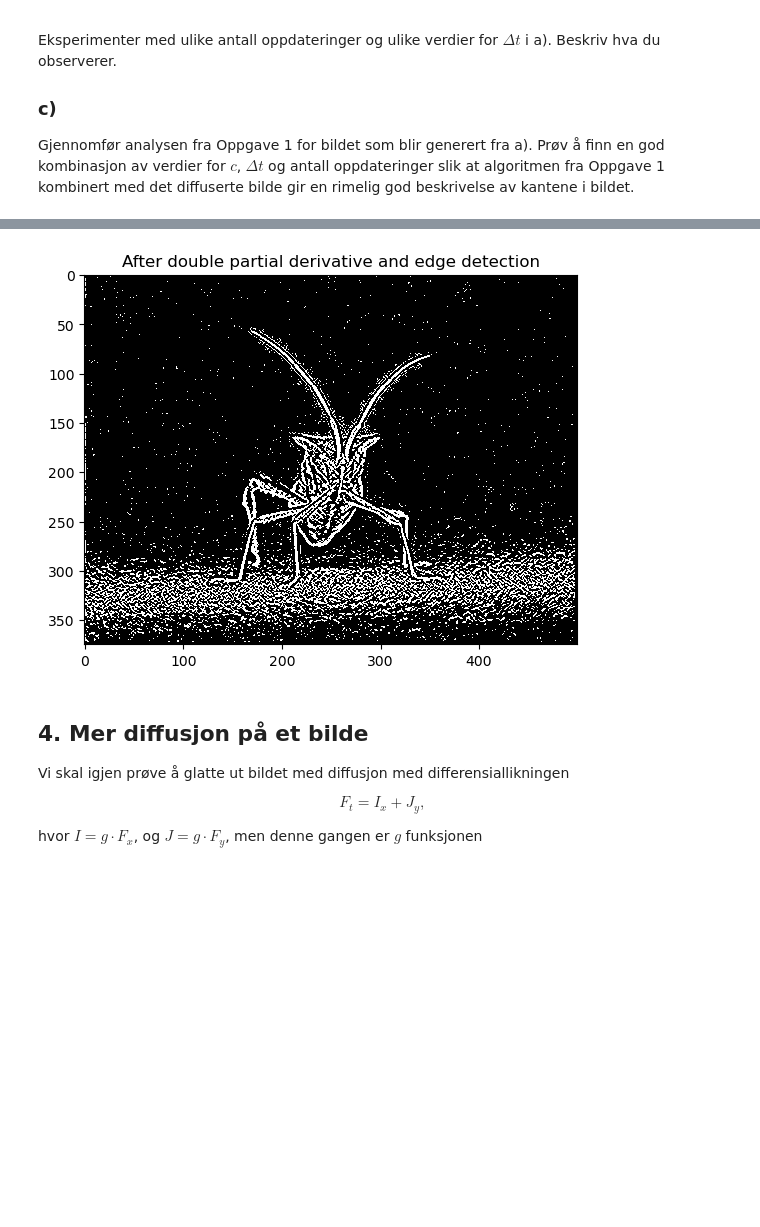
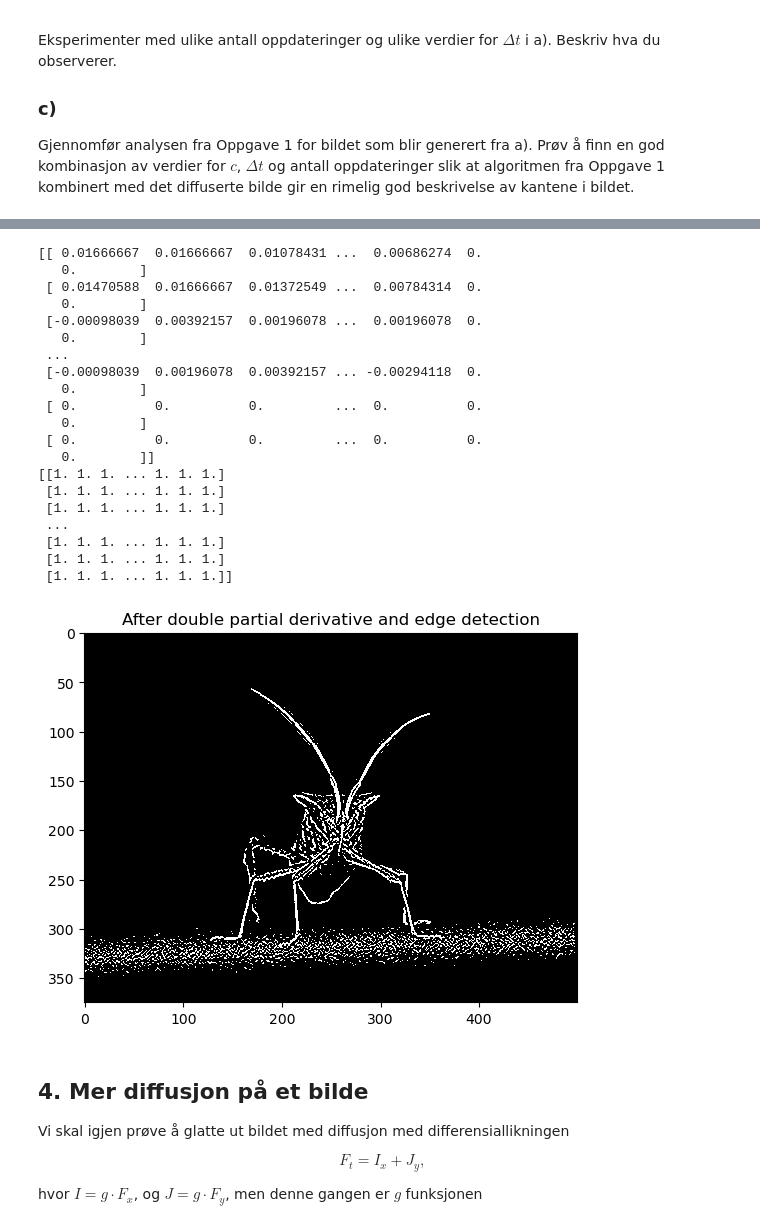
Before and after one commit to AugOks/Gruppe5Prosjekt, a Jupyter notebook: D_data (3).ipynb, the cells around one changed output, grey strips where cells are left out. Saved outputs shown, nothing was run; the diff lists cells and outputs as text; code cells hidden in the pictures; blank space fills up the shorter version.

```diff
--- a/D_data (2).ipynb
+++ b/D_data (3).ipynb
@@ -151,7 +151,7 @@ plt.title("Pentatomidae after Edge fgradabs")
 
 #Task F
 def kutt(x,c):
-    C = 0.01 # du kan prøve å endre på denne verdien
+    C = c # du kan prøve å endre på denne verdien
     value = 0
     if x <= C: value = 1
     return value
@@ -164,12 +164,12 @@ temp = edge_detection.astype(np.float64)
 kant = temp[-1,:,:]
 """
 #Task F/G
-image = mg[:,:,-1] #mg has 3
+image = img[:,:,-1] #mg has 3
 image = image.astype(np.float64)
 
 for k in range(1, Sy):
     for h in range(1, Sx):
-        fgradabs[k,h] = kutt(fgradabs[k,h],0.01)
+        fgradabs[k,h] = kutt(fgradabs[k,h],0.1)
 
 
 plt.imshow(fgradabs, cmap="Greys", interpolation='none')
@@ -288,7 +288,7 @@ algoritmen fra Oppgave 1 kombinert med det diffuserte bilde gir en rimelig god b
 #Sets the values for the delta of x, y and t
 Dx = 1
 Dy = 1
-Dt=1
+Dt=0.5
 function = np.zeros((Sy,Sx))
 Fxx = np.zeros((Sy,Sx))
 Fyy = np.zeros((Sy,Sx))
@@ -304,37 +304,59 @@ def F_x( x, y, t):
 #Partial derivative numerical function on y
 def F_y( x, y, t):
     return (F(x , y + Dy,t) -  F(x, y-Dy,t)) /2*Dy
+
 # Second order partial derivative on xx
 def F_xx(x,y,t):
     return (F_x(x+ Dx ,y,t) - F_x(x- Dx, y,t))/2*Dx
 # Second order partial derivative on yy
 def F_yy(x,y,t):
     return (F_y(x ,y+ Dy,t) - F_y(x, y- Dy,t))/2*Dy
 
 
 update=10
 for o in range(update):
     for i in range(Sy-2):
          for j in range(Sx-2):
             Fxx[i,j] = F_xx(j,i,0)
             Fyy[i,j] = F_yy(j,i,0)
-    function += Dt * (Fxx + Fyy)
+function = (Fxx + Fyy)
 plt.imshow(function, cmap=cmap, interpolation='none')
 plt.title("Pentatomidae after double partial derivative")
 plt.show()
 
+
 max=np.max(function)
 for i in range(Sy):
     for j in range(Sx):
-        function[i,j] = function[i,j]/ max
-        function[i,j] = kutt(function[i,j],0.1)
+        function[i,j] = (function[i,j]/ max)
+        function[i,j] = kutt(function[i,j],0.05)
 
 plt.imshow(function, cmap="Greys", interpolation='none')
 plt.title("After double partial derivative and edge detection")
 plt.show()
 # %% [output]
 [figure]
+[[ 0.01666667  0.01666667  0.01078431 ...  0.00686274  0.
+   0.        ]
+ [ 0.01470588  0.01666667  0.01372549 ...  0.00784314  0.
+   0.        ]
+ [-0.00098039  0.00392157  0.00196078 ...  0.00196078  0.
+   0.        ]
+ ...
+ [-0.00098039  0.00196078  0.00392157 ... -0.00294118  0.
+   0.        ]
+ [ 0.          0.          0.         ...  0.          0.
+   0.        ]
+ [ 0.          0.          0.         ...  0.          0.
+   0.        ]]
+[[1. 1. 1. ... 1. 1. 1.]
+ [1. 1. 1. ... 1. 1. 1.]
+ [1. 1. 1. ... 1. 1. 1.]
+ ...
+ [1. 1. 1. ... 1. 1. 1.]
+ [1. 1. 1. ... 1. 1. 1.]
+ [1. 1. 1. ... 1. 1. 1.]]
-[figure, old version]
+[figure, new version]
 # %% [markdown]
 ## 4. Mer diffusjon på et bilde
 
```
Also changed, not shown: parts of 3 cells of this notebook.
